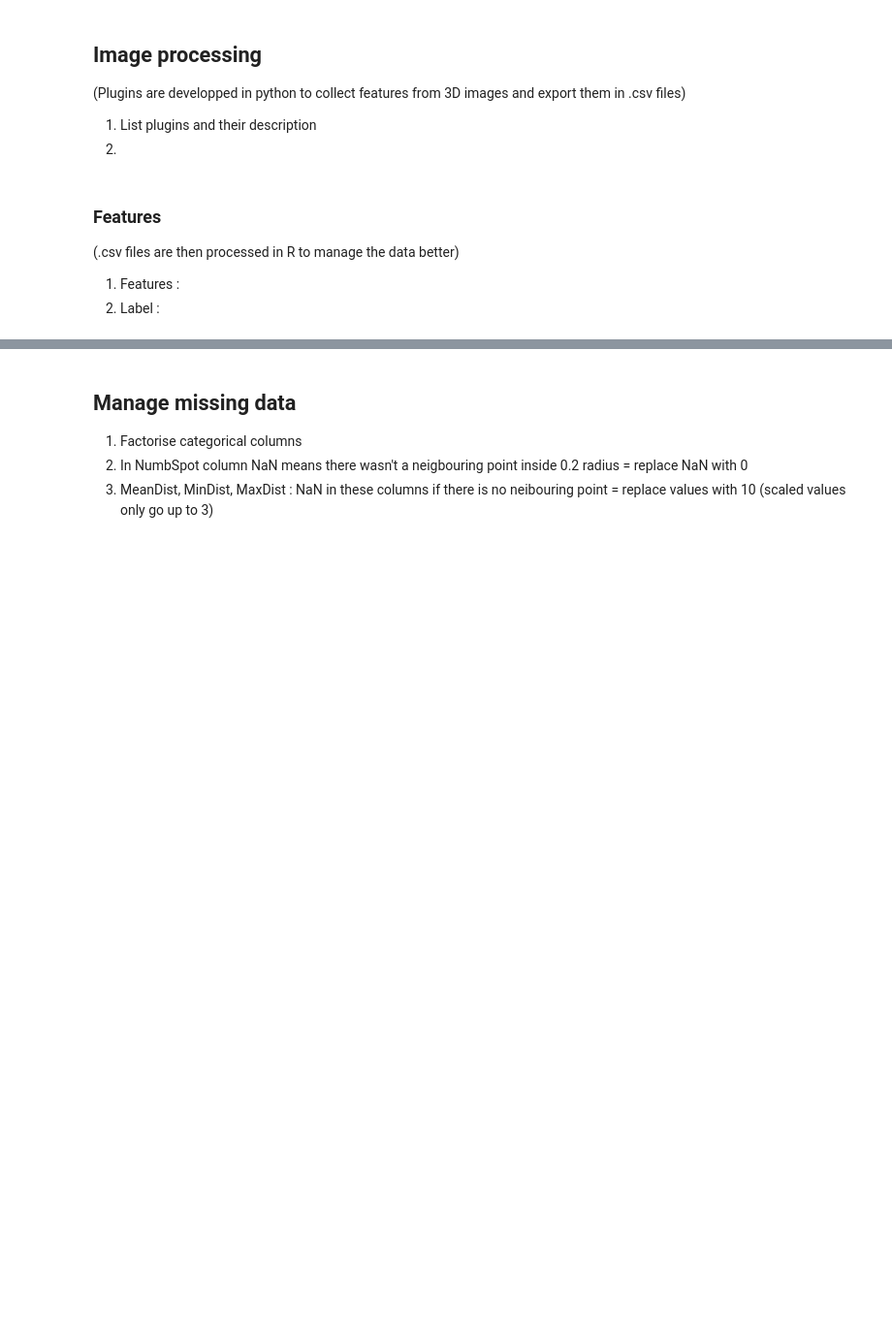
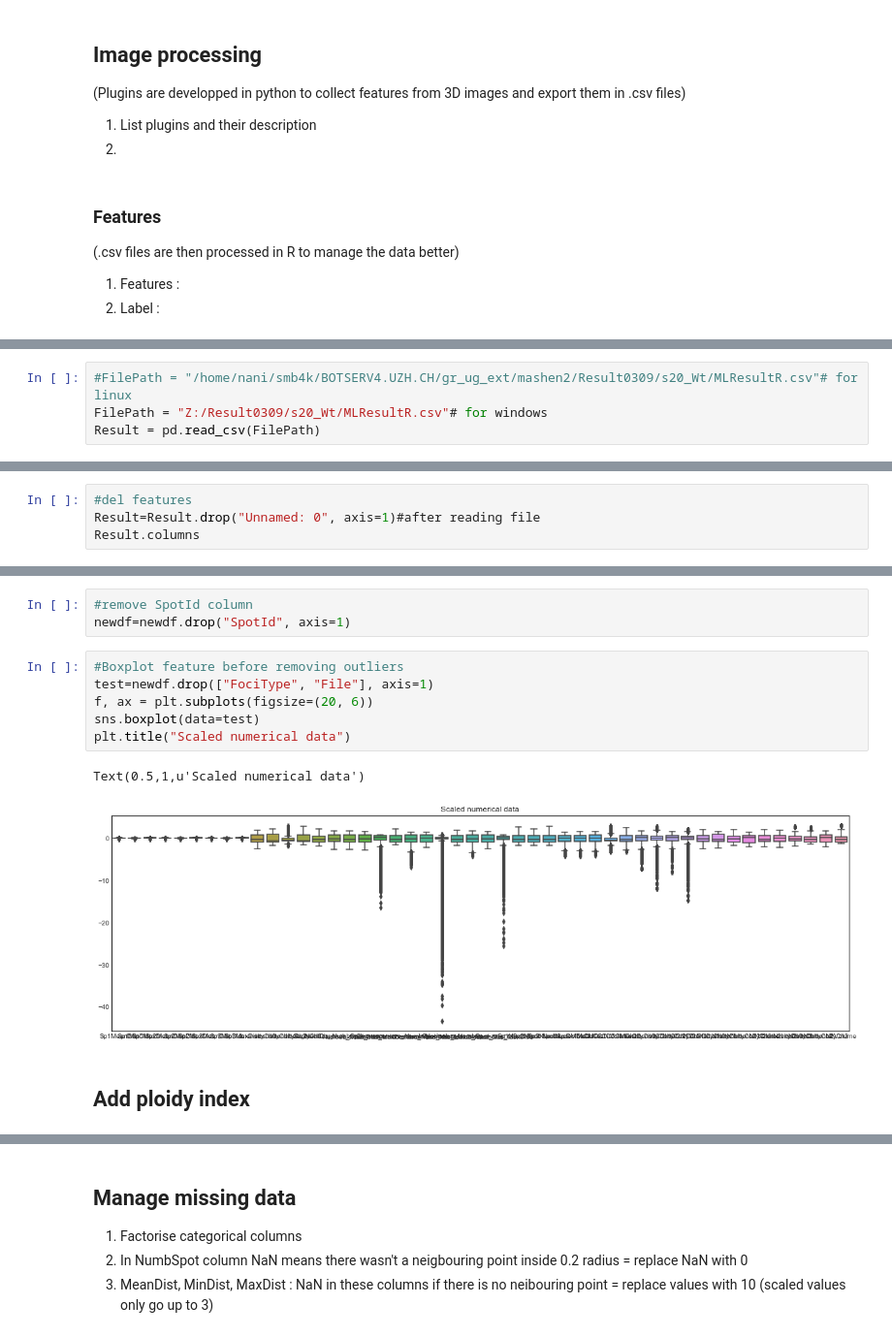
Before and after one commit to Menigedegna/Point-Pattern-Analysis, a Jupyter notebook: MachineLearningRNADistribution.ipynb, the cells around one changed output, grey strips where cells are left out. Shown: that part at 97% size. Drawn from its saved outputs; the diff is of its cells as text; blank space fills up the shorter version.

```diff
--- a/MachineLearningRNADistribution.ipynb
+++ b/MachineLearningRNADistribution.ipynb
@@ -172,0 +164,4 @@ print(newdf.shape)
+# %%
+#FilePath = "/home/nani/smb4k/BOTSERV4.UZH.CH/gr_ug_ext/mashen2/Result0309/s20_Wt/MLResultR.csv"# for linux
+FilePath = "Z:/Result0309/s20_Wt/MLResultR.csv"# for windows
+Result = pd.read_csv(FilePath)
@@ -172,0 +174,4 @@ print(newdf.shape)
+# %%
+#del features
+Result=Result.drop("Unnamed: 0", axis=1)#after reading file
+Result.columns
@@ -172,0 +203,14 @@ print(newdf.shape)
+# %%
+#remove SpotId column
+newdf=newdf.drop("SpotId", axis=1)
+# %%
+#Boxplot feature before removing outliers
+test=newdf.drop(["FociType", "File"], axis=1)
+f, ax = plt.subplots(figsize=(20, 6))
+sns.boxplot(data=test)
+plt.title("Scaled numerical data")
+# %% [output]
+Text(0.5,1,u'Scaled numerical data')
+[figure, added]
+# %% [markdown]
+## Add ploidy index
```
Also changed, not shown: parts of 142 cells of this notebook.
